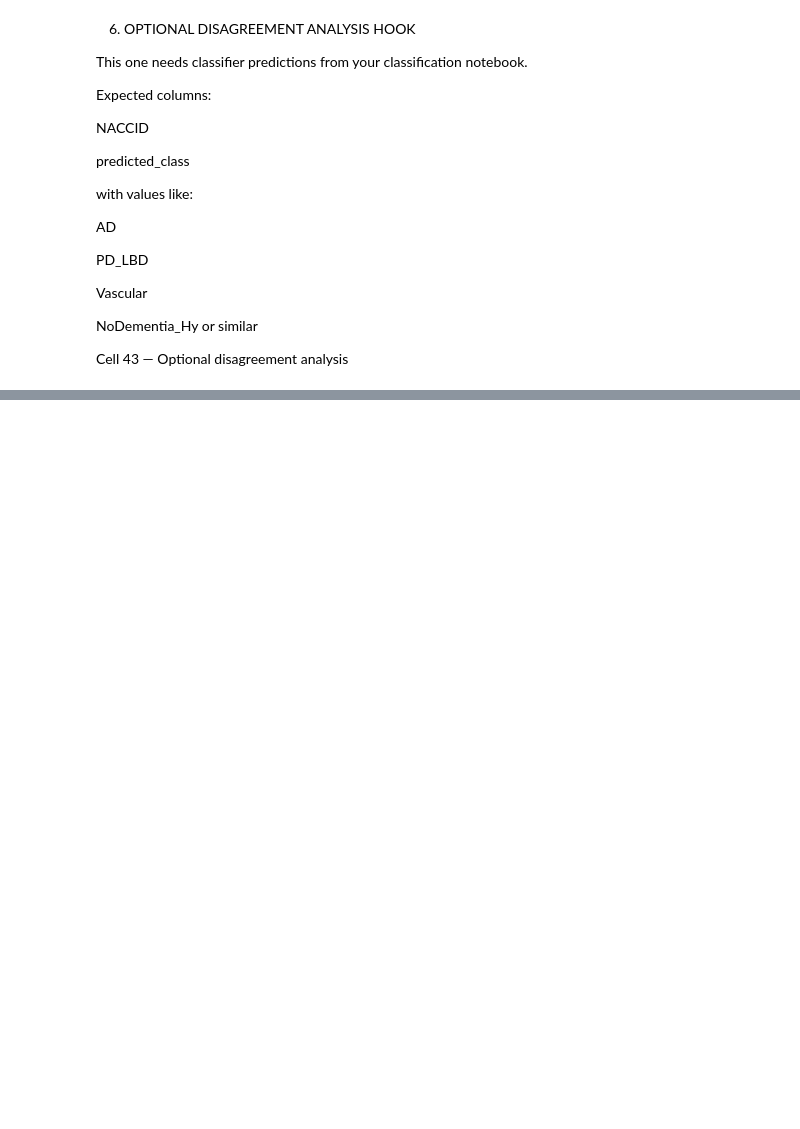
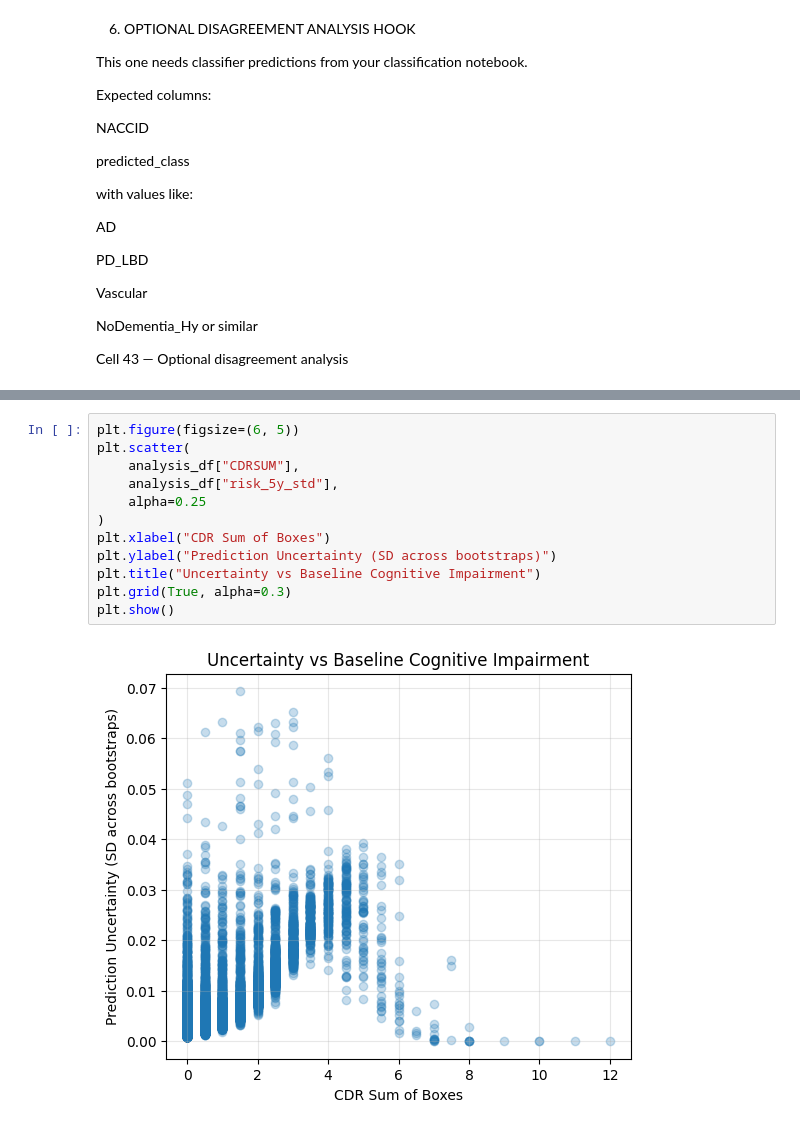
Before and after one commit to MihikaRanj/naccproject, a Jupyter notebook: src/04_survival_analysis_v2.ipynb, the cells around one changed output, grey strips where cells are left out. Drawn from its saved outputs; the diff is of its cells as text; blank space fills up the shorter version.

```diff
--- a/src/04_survival_analysis_v2.ipynb
+++ b/src/04_survival_analysis_v2.ipynb
@@ -1482,0 +1693,14 @@ Name: count, dtype: int64
+# %%
+plt.figure(figsize=(6, 5))
+plt.scatter(
+    analysis_df["CDRSUM"],
+    analysis_df["risk_5y_std"],
+    alpha=0.25
+)
+plt.xlabel("CDR Sum of Boxes")
+plt.ylabel("Prediction Uncertainty (SD across bootstraps)")
+plt.title("Uncertainty vs Baseline Cognitive Impairment")
+plt.grid(True, alpha=0.3)
+plt.show()
+# %% [output]
+[figure, added]
```
Also changed, not shown: parts of 40 cells of this notebook, 9 other files.
